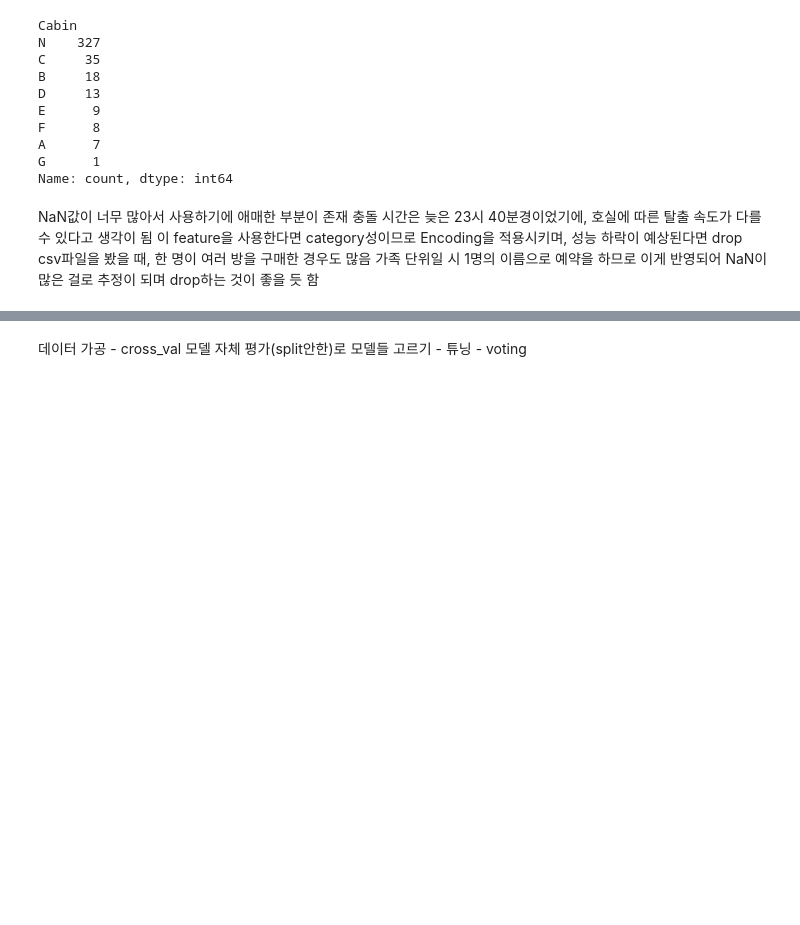
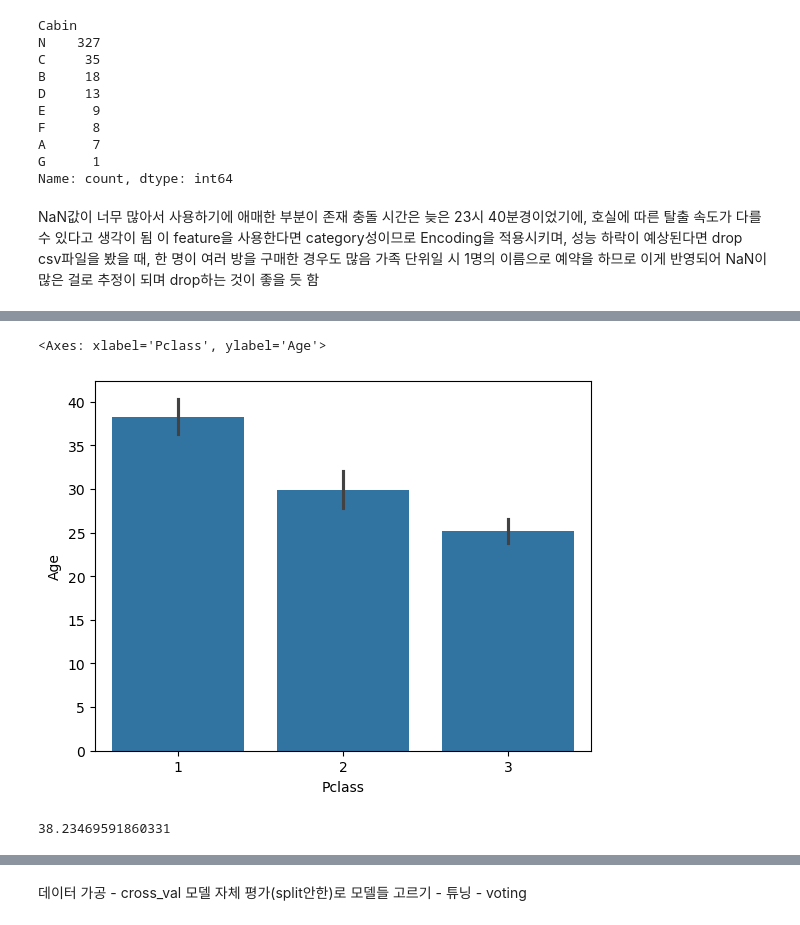
Before and after one commit to JeongHun01/Kaggle, a Jupyter notebook: Titanic/Data_Analysis.ipynb, the cells around one changed output, grey strips where cells are left out. Cells and saved outputs as stored; diff of their text form; code cells hidden in the pictures; blank space fills up the shorter version.

```diff
--- a/Titanic/Data_Analysis.ipynb
+++ b/Titanic/Data_Analysis.ipynb
@@ -870,0 +715,6 @@ train_df.describe()
+# %%
+# Age-Pclass
+sns.barplot(x = train_df['Pclass'], y = train_df['Age'])
+# %% [output]
+<Axes: xlabel='Pclass', ylabel='Age'>
+[figure, added]
@@ -870,0 +735,4 @@ train_df.describe()
+# %%
+NaN_df['Age'][3]
+# %% [output]
+38.23469591860331
```
Also changed, not shown: parts of 81 cells of this notebook.
